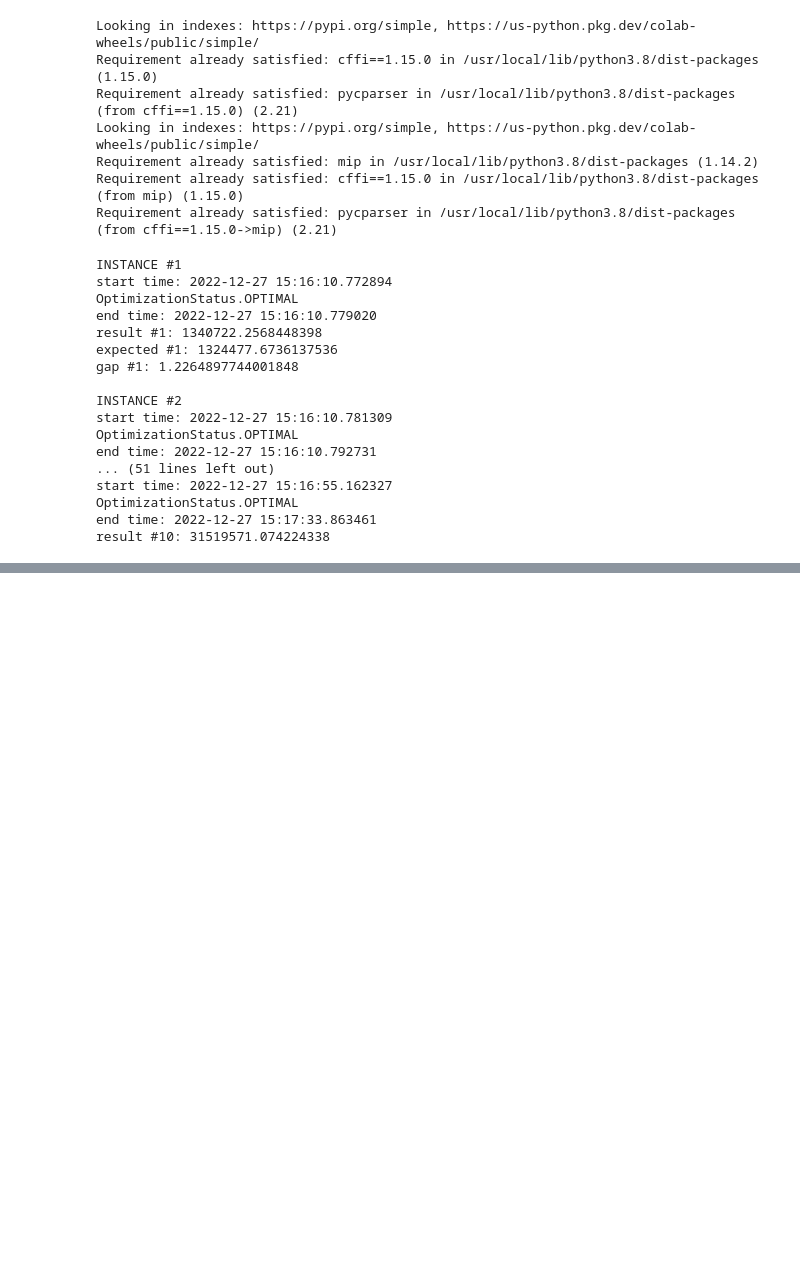
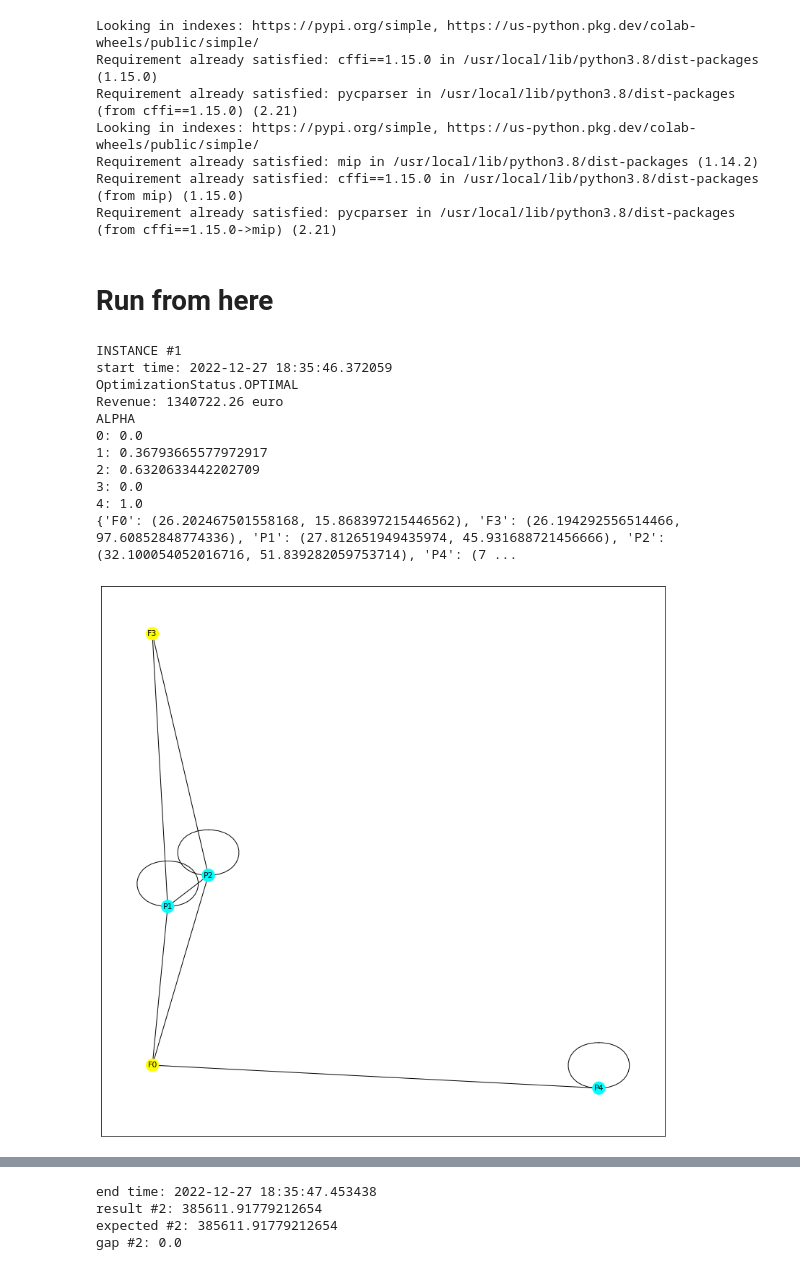
Before and after one commit to DariodAbate/FOR_Projects_2022, a Jupyter notebook: big-project/biogas_location.ipynb, the cells around one changed output, grey strips where cells are left out. Cells and saved outputs as stored; diff of their text form; code cells hidden in the pictures; blank space fills up the shorter version.

Commit message:
added output management on a file and graph visualization

```diff
--- a/big-project/biogas_location.ipynb
+++ b/big-project/biogas_location.ipynb
@@ -173,3 +190,5 @@ def load_result(filename):
   with open(filename, 'r') as f:
       result = f.read()
   return float(result)
+# %% [markdown]
+# Run from here
@@ -179,7 +248,7 @@ import math
 from datetime import datetime
 
 
-def solve(instance):
+def solve(instance, k):
   I = range(inst["n"])
   M = inst["M"]
   Q = inst["Q"]
@@ -193,13 +262,12 @@ def solve(instance):
   #calculation of the distance matrix
   d = [[0 if (i == j) else math.sqrt( (inst["points"][i][0] - inst["points"][j][0])**2 + (inst["points"][i][1] - inst["points"][j][1])**2  ) for i in I] for j in I]
 
-
   m = mip.Model()
 
   #variables
   #lb (ub) = lower (upper) bound
   alpha = [m.add_var(lb=0, ub=1) for i in I]
-  beta = [[m.add_var() for i in I] for j in I] #i plant, j farm
+  beta = [[m.add_var(lb=0) for i in I] for j in I] #i plant, j farm
   gamma = [[m.add_var(lb=0, ub=1) for i in I] for j in I]
 
   #obj func
@@ -225,45 +293,54 @@ def solve(instance):
 
   status = m.optimize()
   print(status)
+  print_result(m, inst, alpha, beta, gamma, k)
   return m.objective_value
 # %%
-for k in {1, 2, 3, 4}:
+#for k in {1, 2, 3, 4}:
+for k in {1, 2}:
   print("INSTANCE #" + str(k))
   inst = load_instance("instance_" + str(k) + ".json")
   res = load_result("instance_" + str(k) + ".txt")
   print("start time: " + str(datetime.now()))
-  obj = solve(inst)
+  obj = solve(inst, k)
   print("end time: " + str(datetime.now()))
   gap = 100 * (obj - res) / res
 
   print("result #" + str(k) + ": {}".format(obj))
   print("expected #" + str(k) + ": {}".format(res))
   print("gap #" + str(k) + ": {}".format(gap))
   print()
 
-for k in {5, 6, 7, 8, 9, 10}:
-  print("INSTANCE #" + str(k))
-  inst = load_instance("instance_" + str(k) + ".json")
-  print("start time: " + str(datetime.now()))
-  obj = solve(inst)
-  print("end time: " + str(datetime.now()))
-  print("result #" + str(k) + ": {}".format(obj))
-  print()
+  #print in file
+  with open('/content/analytics/Instance' + str(k) + '.txt', 'w') as writefile:
+    writefile.write("INSTANCE #" + str(k) + "\n")
+    writefile.write("start time: " + str(datetime.now()) + "\n")
+    writefile.write("end time: " + str(datetime.now()) + "\n")
+    writefile.write("result #" + str(k) + ": {}".format(obj) + "\n")
+    writefile.write("expected #" + str(k) + ": {}".format(res) + "\n")
+    writefile.write("gap #" + str(k) + ": {}".format(gap) + "\n")
+
+
+
+
+#for k in {5, 6, 7, 8, 9, 10}:
+#  print("INSTANCE #" + str(k))
+#  inst = load_instance("instance_" + str(k) + ".json")
+#  print("start time: " + str(datetime.now()))
+#  obj = solve(inst)
+#  print("end time: " + str(datetime.now()))
+#  print("result #" + str(k) + ": {}".format(obj))
+#  print()
 # %% [output]
 INSTANCE #1
-start time: 2022-12-27 15:16:10.772894
+start time: 2022-12-27 18:35:46.372059
 OptimizationStatus.OPTIMAL
-end time: 2022-12-27 15:16:10.779020
-result #1: 1340722.2568448398
-expected #1: 1324477.6736137536
-gap #1: 1.2264897744001848
-
-INSTANCE #2
-start time: 2022-12-27 15:16:10.781309
-OptimizationStatus.OPTIMAL
-end time: 2022-12-27 15:16:10.792731
-... (51 lines left out)
-start time: 2022-12-27 15:16:55.162327
-OptimizationStatus.OPTIMAL
-end time: 2022-12-27 15:17:33.863461
-result #10: 31519571.074224338
+Revenue: 1340722.26 euro
+ALPHA
+0: 0.0
+1: 0.36793665577972917
+2: 0.6320633442202709
+3: 0.0
+4: 1.0
+{'F0': (26.202467501558168, 15.868397215446562), 'F3': (26.194292556514466, 97.60852848774336), 'P1': (27.812651949435974, 45.931688721456666), 'P2': (32.100054052016716, 51.839282059753714), 'P4': (7 ...
+[figure, added]
@@ -269,0 +365,4 @@ result #10: 31519571.074224338
+end time: 2022-12-27 18:35:47.453438
+result #2: 385611.91779212654
+expected #2: 385611.91779212654
+gap #2: 0.0
```
Also changed, not shown: parts of 4 cells of this notebook.
